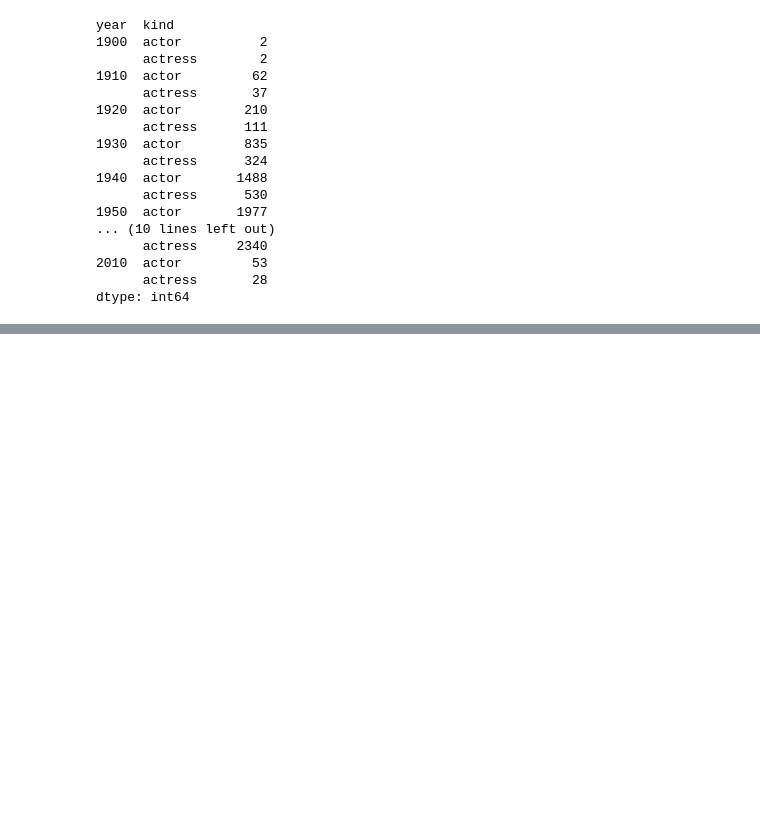
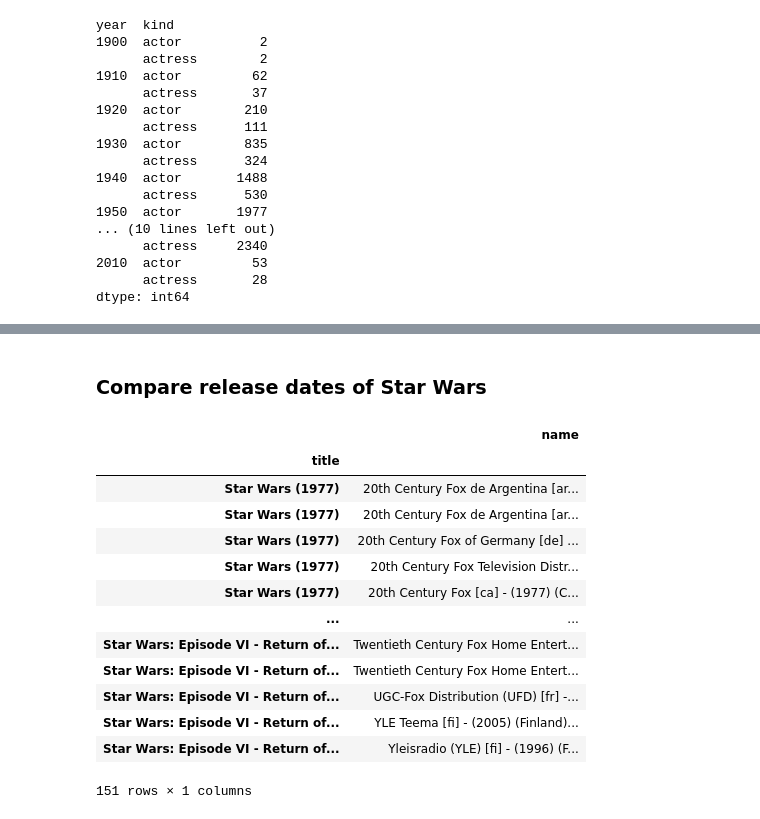
Before and after one commit to kicsikrumpli/python_kata, a Jupyter notebook: kata_02-pandas/imdb_pandas.ipynb, the cells around one changed output, grey strips where cells are left out. Cells and saved outputs as stored; diff of their text form; code cells hidden in the pictures; blank space fills up the shorter version.

```diff
--- a/kata_02-pandas/imdb_pandas.ipynb
+++ b/kata_02-pandas/imdb_pandas.ipynb
@@ -939,0 +974,24 @@ If there are no more indeces (or columns) after stacking / unstacking, we get a
+# %% [markdown]
+### Compare release dates of Star Wars
+# %%
+# merge movies and distributors
+m = movies_df.merge(distributors_df, on='movieid')
+m = m[m['title'].str.contains('Star Wars')]
+m = m.set_index('title').sort_index()
+m = m.drop(['movieid', 'year'], axis=1)
+m
+# %% [output]
+|  | name |
+| title |  |
+| Star Wars (1977) | 20th Century Fox de Argentina [ar... |
+| Star Wars (1977) | 20th Century Fox de Argentina [ar... |
+| Star Wars (1977) | 20th Century Fox of Germany [de] ... |
+| Star Wars (1977) | 20th Century Fox Television Distr... |
+| Star Wars (1977) | 20th Century Fox [ca] - (1977) (C... |
+| ... | ... |
+| Star Wars: Episode VI - Return of... | Twentieth Century Fox Home Entert... |
+| Star Wars: Episode VI - Return of... | Twentieth Century Fox Home Entert... |
+| Star Wars: Episode VI - Return of... | UGC-Fox Distribution (UFD) [fr] -... |
+| Star Wars: Episode VI - Return of... | YLE Teema [fi] - (2005) (Finland)... |
+| Star Wars: Episode VI - Return of... | Yleisradio (YLE) [fi] - (1996) (F... |
+151 rows × 1 columns
```
Also changed, not shown: parts of 5 cells of this notebook.
